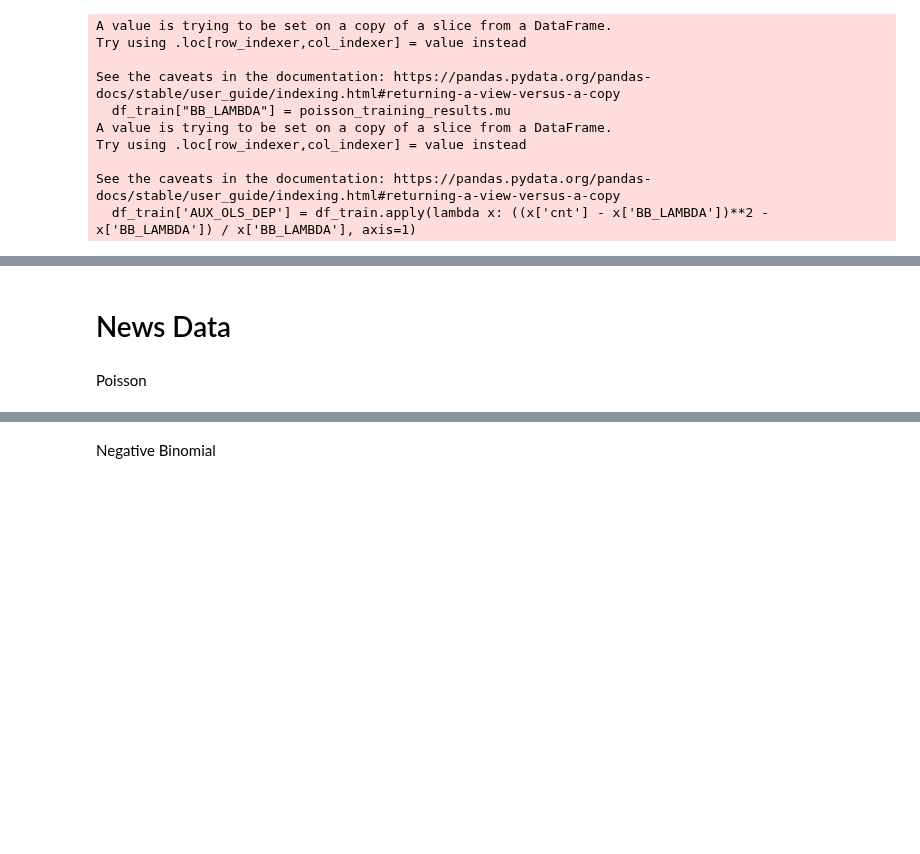
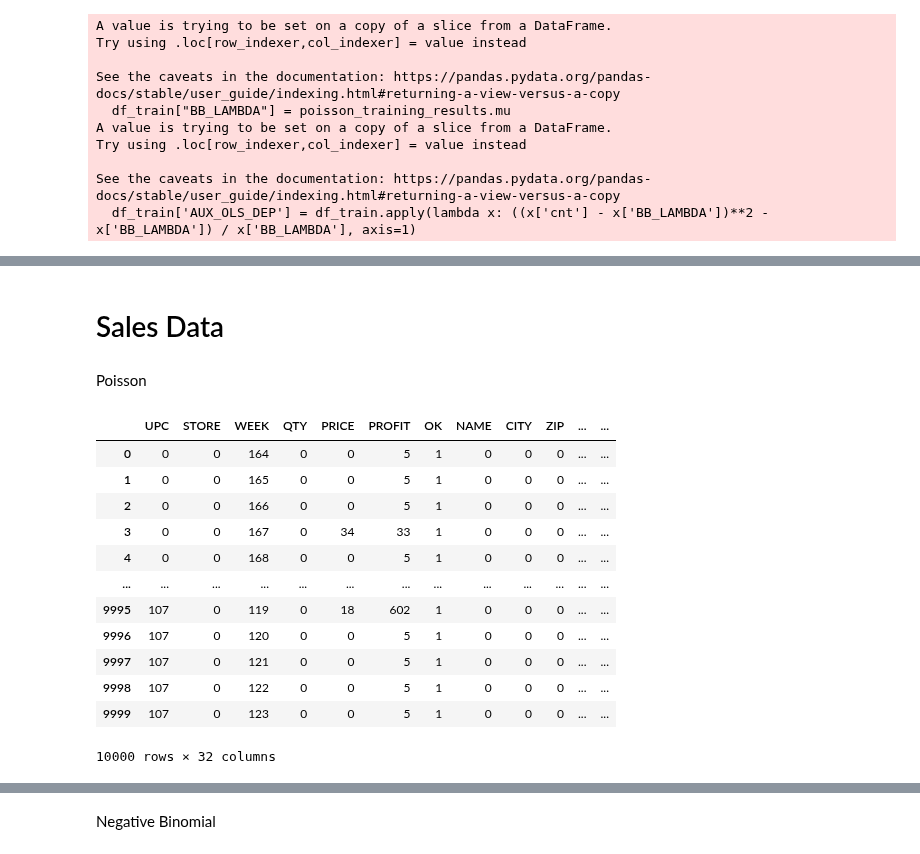
Before and after one commit to porterjenkins/deep_uncertainty, a Jupyter notebook: deep_uncertainty/notebooks/baseline_testing.ipynb, the cells around one changed output, grey strips where cells are left out. Cells and saved outputs as stored; diff of their text form; code cells hidden in the pictures; blank space fills up the shorter version.

```diff
--- a/deep_uncertainty/notebooks/baseline_testing.ipynb
+++ b/deep_uncertainty/notebooks/baseline_testing.ipynb
@@ -126,4 +140,6 @@ plot_regression_calibration_curve(np.array(y_test), posterior_predictive, num_bi
 # %% [markdown]
-# News Data
+# Sales Data
 # %% [markdown]
 Poisson
+# %%
+sales = pd.read_csv('deep_uncertainty/data/dominicks/cleaned_bath_counts.csv', low_memory=False)
@@ -130 +151,22 @@ Poisson
+# %%
+from sklearn.preprocessing import LabelEncoder
+
+big_sales = big_sales.apply(LabelEncoder().fit_transform)
+
+sales = sales.apply(LabelEncoder().fit_transform)
+sales
+# %% [output]
+|  | UPC | STORE | WEEK | QTY | PRICE | PROFIT | OK | NAME | CITY | ZIP | ... | ... |
+| 0 | 0 | 0 | 164 | 0 | 0 | 5 | 1 | 0 | 0 | 0 | ... | ... |
+| 1 | 0 | 0 | 165 | 0 | 0 | 5 | 1 | 0 | 0 | 0 | ... | ... |
+| 2 | 0 | 0 | 166 | 0 | 0 | 5 | 1 | 0 | 0 | 0 | ... | ... |
+| 3 | 0 | 0 | 167 | 0 | 34 | 33 | 1 | 0 | 0 | 0 | ... | ... |
+| 4 | 0 | 0 | 168 | 0 | 0 | 5 | 1 | 0 | 0 | 0 | ... | ... |
+| ... | ... | ... | ... | ... | ... | ... | ... | ... | ... | ... | ... | ... |
+| 9995 | 107 | 0 | 119 | 0 | 18 | 602 | 1 | 0 | 0 | 0 | ... | ... |
+| 9996 | 107 | 0 | 120 | 0 | 0 | 5 | 1 | 0 | 0 | 0 | ... | ... |
+| 9997 | 107 | 0 | 121 | 0 | 0 | 5 | 1 | 0 | 0 | 0 | ... | ... |
+| 9998 | 107 | 0 | 122 | 0 | 0 | 5 | 1 | 0 | 0 | 0 | ... | ... |
+| 9999 | 107 | 0 | 123 | 0 | 0 | 5 | 1 | 0 | 0 | 0 | ... | ... |
+10000 rows × 32 columns
 # %%
```
Also changed, not shown: parts of 35 cells of this notebook.
